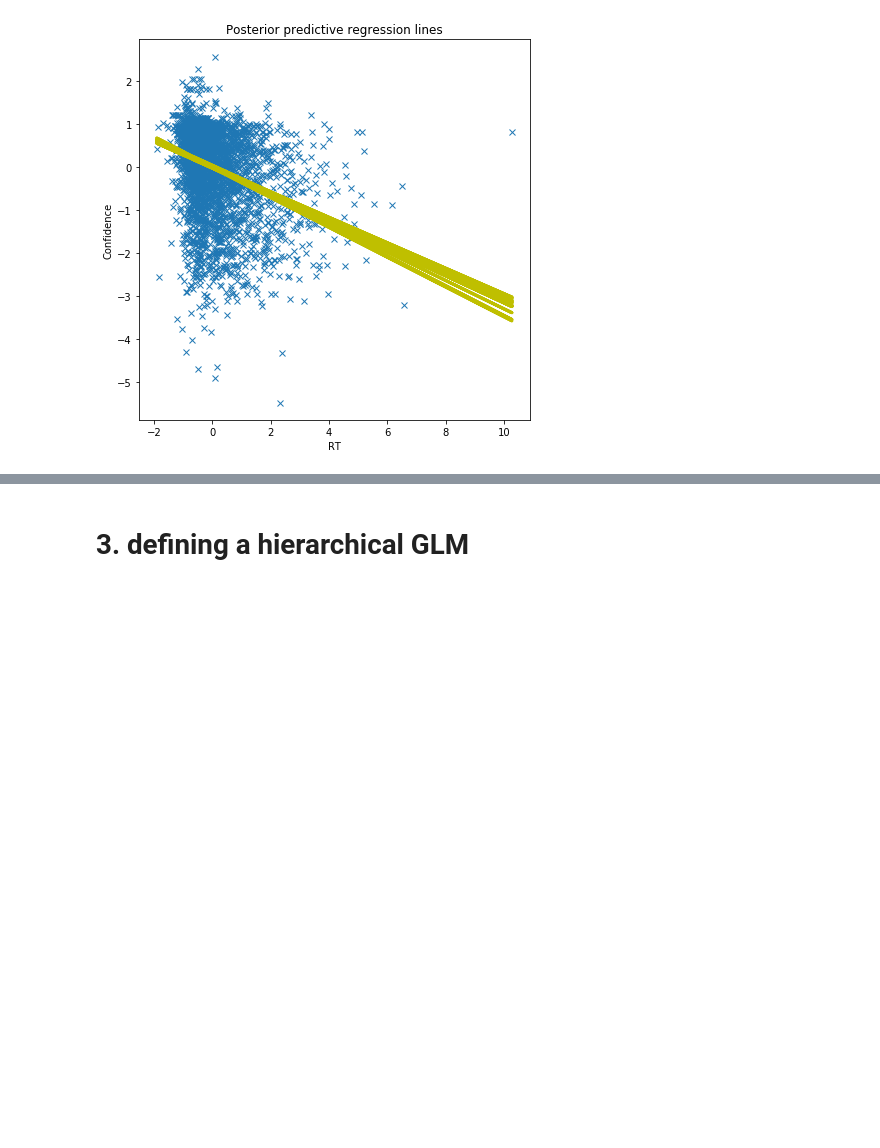
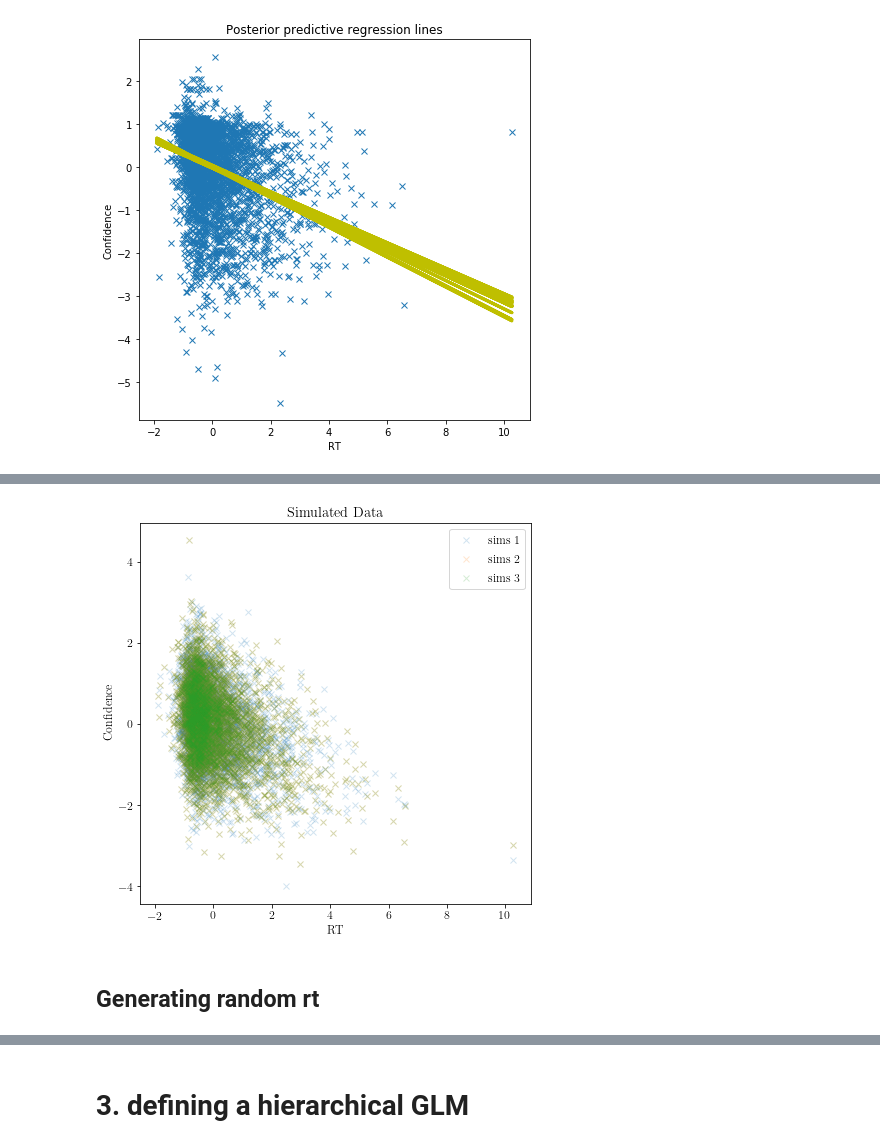
Before and after one commit to pradysepulveda/GraphModelTutorial, a Jupyter notebook: MCMCtest.ipynb, the cells around one changed output, grey strips where cells are left out. Saved outputs shown, nothing was run; the diff lists cells and outputs as text; code cells hidden in the pictures; blank space fills up the shorter version.

```diff
--- a/MCMCtest.ipynb
+++ b/MCMCtest.ipynb
@@ -257,0 +295,2 @@ plt.ylabel("Confidence");
+# %%
+ppc = pm.sample_posterior_predictive(burned_trace, samples=2000, model=model,var_names = ['x','Intercept','sigma'])              #var_names = ['choice])
@@ -257,0 +299,8 @@ plt.ylabel("Confidence");
+# %%
+sim_Inter = ppc['Intercept'].mean()
+sim_sigma = ppc['sigma'].mean()
+sim_x = ppc['x'].mean()
+
+print('Simulated Inter:' + str(sim_Inter))
+print('Simulated s:' + str(sim_sigma))
+print('Simulated x:' + str(sim_x))
@@ -257,0 +313,13 @@ plt.ylabel("Confidence");
+# %%
+with pm.Model() as model:  # model specifications in PyMC3 are wrapped in a with-statement
+    # Define parameters for the simulation
+    sigma = sim_sigma
+    intercept = sim_Inter
+    x_coeff = sim_x
+
+    # Define likelihood
+    likelihood = pm.Normal("y", mu=intercept + x_coeff * rtByPart, sigma=sigma, shape = len(rtByPart))
+
+    # Inference!
+    trace = pm.sample(500, cores=2)  # draw 3000 posterior samples using NUTS sampling
+    #burned_trace = trace[1000::2]
@@ -257,0 +337,15 @@ plt.ylabel("Confidence");
+# %%
+plt.figure(figsize=(7, 7))
+plt.plot(rtByPart, trace['y'][0] ,'x' , label="sims 1", alpha = 0.2)
+plt.plot(rtByPart, trace['y'][1] ,'x' , label="sims 2", alpha = 0.2)
+plt.plot(rtByPart, trace['y'][2] ,'x' , label="sims 3", alpha = 0.2)
+
+
+plt.legend(loc=0)
+plt.title("Simulated Data")
+plt.xlabel("RT")
+plt.ylabel("Confidence");
+# %% [output]
+[figure, added]
+# %% [markdown]
+## Generating random rt
```
Also changed, not shown: parts of 116 cells of this notebook.
